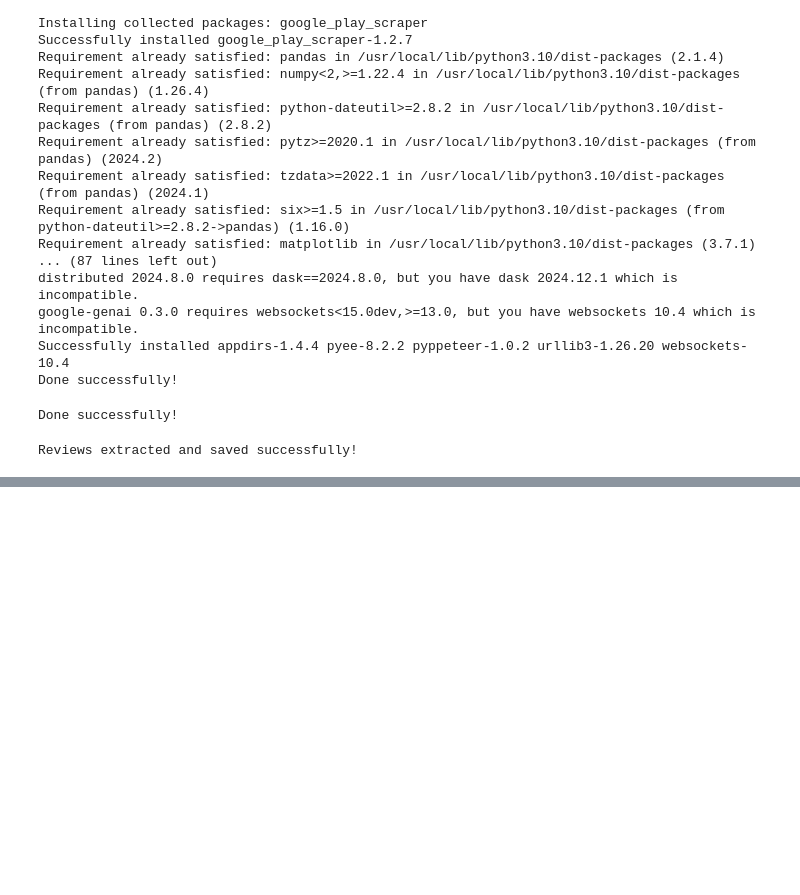
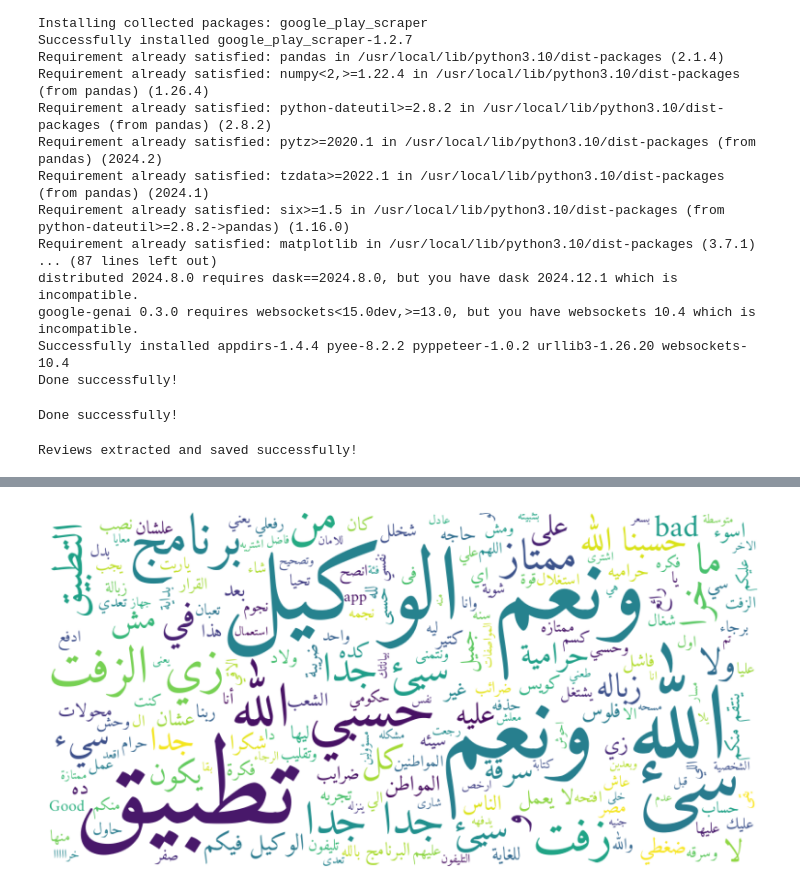
Before and after one commit to mwadedy/best-of-ml-python, a Jupyter notebook: telephony-app.ipynb, the cells around one changed output, grey strips where cells are left out. Drawn from its saved outputs; the diff is of its cells as text; code cells hidden in the pictures; blank space fills up the shorter version.

```diff
--- a/telephony-app.ipynb
+++ b/telephony-app.ipynb
@@ -258,0 +337,37 @@ appVersion
+# %%
+from wordcloud import WordCloud, STOPWORDS
+import matplotlib.pyplot as plt
+import plotly.express as px
+import requests
+from io import BytesIO
+import tempfile
+
+# Assuming your DataFrame is named 'df'
+
+# Extract video titles and join them into a single string
+content = ' '.join(df['content_reshaped'])
+
+# Define custom stopwords (optional)
+stopwords = set(STOPWORDS)
+stopwords.update(["video", "new", "top", "best", "watch", "official"])  # Add more relevant stopwords
+
+# Download an Arabic font from Google Fonts
+font_url = "https://github.com/google/fonts/raw/main/ofl/amiri/Amiri-Regular.ttf"
+response = requests.get(font_url)
+
+# Save the font to a temporary file
+with tempfile.NamedTemporaryFile(delete=False, suffix='.ttf') as temp_font_file:
+    temp_font_file.write(response.content)
+    font_path = temp_font_file.name
+
+# Generate word cloud with the downloaded Arabic font
+wordcloud = WordCloud(width=800, height=400, background_color="white",
+                      stopwords=stopwords, font_path=font_path).generate(content)
+
+# Display the generated image
+plt.figure(figsize=(10, 6))
+plt.imshow(wordcloud, interpolation="bilinear")
+plt.axis("off")
+plt.show()
+# %% [output]
+[figure, added]
```
Also changed, not shown: parts of 13 cells of this notebook.
